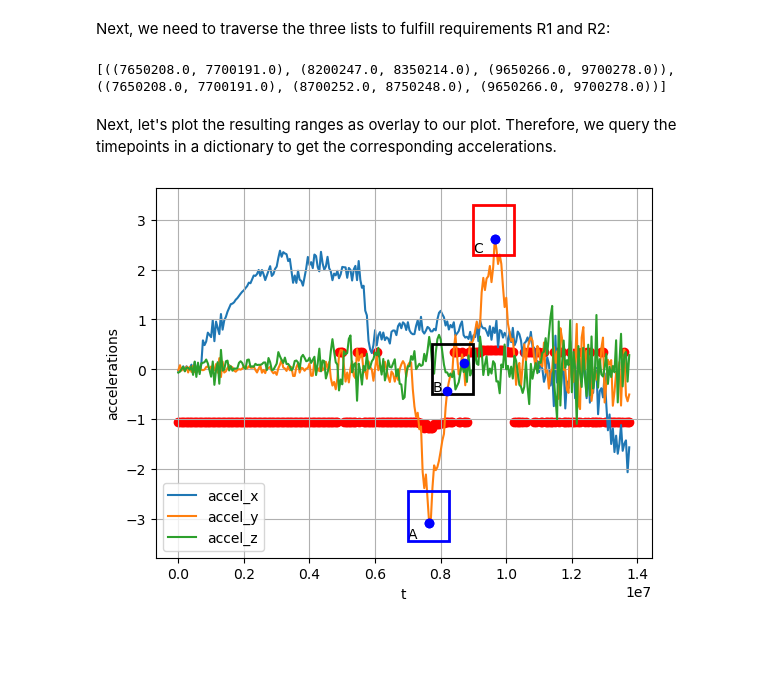
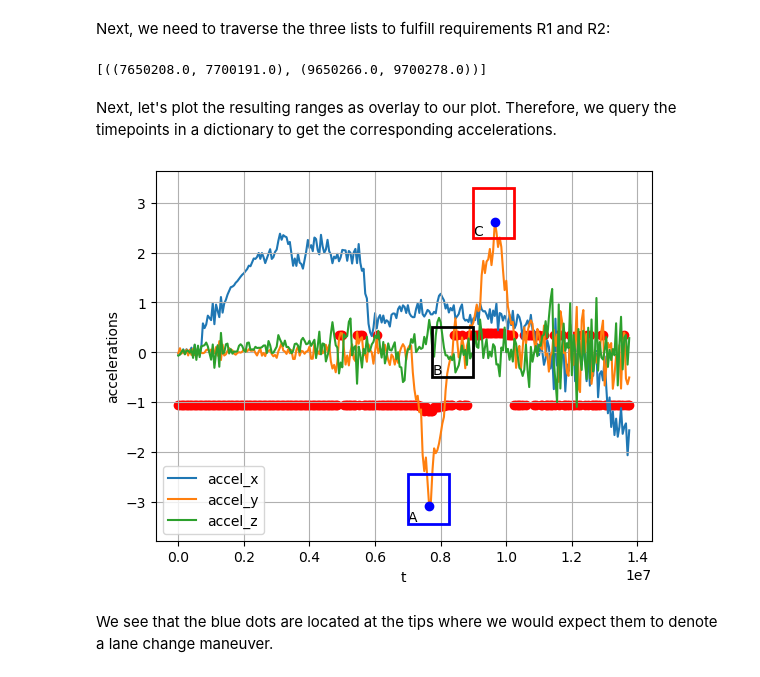
Before and after one commit to chrberger/sfc, a Jupyter notebook: IntroductionToAppliedEventDetection.ipynb, the cells around one changed output. Cells and saved outputs as stored; diff of their text form; code cells hidden in the pictures; blank space fills up the shorter version.

```diff
--- a/IntroductionToAppliedEventDetection.ipynb
+++ b/IntroductionToAppliedEventDetection.ipynb
@@ -1024,19 +1000,15 @@ maximum_event_duration = 5000000
 # Starting from the first list, we add elements from the other lists as long as R1 and R2 are fulfilled:
 listOfEvents = []
 for a in ranges_a:
-    for b in ranges_b:
-        # Check for t2 < t3
-        if a[1] > b[0]:
+    for c in ranges_c:
+        # Check for t2 < t5
+        if a[1] > c[0]:
             continue
-        for c in ranges_c:
-            # Check for t4 < t5
-            if b[1] > c[0]:
-                continue
-            if ((c[1] - a[0]) > minimum_event_duration) and ((c[1] - a[0]) < maximum_event_duration):
-                listOfEvents.append( (a, b, c) )
+        if ((c[1] - a[0]) > minimum_event_duration) and ((c[1] - a[0]) < maximum_event_duration):
+            listOfEvents.append( (a, c) )
 print( str(listOfEvents) )
 # %% [output]
-[((7650208.0, 7700191.0), (8200247.0, 8350214.0), (9650266.0, 9700278.0)), ((7650208.0, 7700191.0), (8700252.0, 8750248.0), (9650266.0, 9700278.0))]
+[((7650208.0, 7700191.0), (9650266.0, 9700278.0))]
 # %% [markdown]
 Next, let's plot the resulting ranges as overlay to our plot. Therefore, we query the timepoints in a dictionary to get the corresponding accelerations.
 # %%
@@ -1045,13 +1017,11 @@ my_dict = dict(zip(df_lane_change.timestamp, df_lane_change.accel_y))
 
 lst_timestamp_accelerations = []
 for e in listOfEvents:
-    firstTimeStamp_firstElement = e[0][0]
-    firstTimeStamp_secondElement = e[1][0]
-    firstTimeStamp_thirdElement = e[2][0]
+    firstTimeStamp_boxA = e[0][0]
+    firstTimeStamp_boxC = e[1][0]
 
-    lst_timestamp_accelerations.append({'timestamp': firstTimeStamp_firstElement, 'accel_y': my_dict[firstTimeStamp_firstElement]})
-    lst_timestamp_accelerations.append({'timestamp': firstTimeStamp_secondElement, 'accel_y': my_dict[firstTimeStamp_secondElement]})
-    lst_timestamp_accelerations.append({'timestamp': firstTimeStamp_thirdElement, 'accel_y': my_dict[firstTimeStamp_thirdElement]})
+    lst_timestamp_accelerations.append({'timestamp': firstTimeStamp_boxA, 'accel_y': my_dict[firstTimeStamp_boxA]})
+    lst_timestamp_accelerations.append({'timestamp': firstTimeStamp_boxC, 'accel_y': my_dict[firstTimeStamp_boxC]})
 
 # dict_timestamp_accelerations contains now all pairs (timeStamp, accel_y) that match the query for the lane change.
 dict_timestamp_accelerations = pd.DataFrame(lst_timestamp_accelerations, columns=['timestamp', 'accel_y'])
@@ -1059,31 +1029,33 @@ dict_timestamp_accelerations = pd.DataFrame(lst_timestamp_accelerations, columns
 plt.figure()
 plt.xlabel('t')
 plt.ylabel('accelerations')
 plt.plot(df_lane_change['timestamp'], df_lane_change['accel_x'], label="accel_x", zorder=1)
 plt.plot(df_lane_change['timestamp'], df_lane_change['accel_y'], label="accel_y", zorder=2)
 plt.plot(df_lane_change['timestamp'], df_lane_change['accel_z'], label="accel_z", zorder=3)
 plt.legend(loc="lower left")
 plt.grid(True)
 
 # Add illustrating rectangles around the areas of interest.
 plt.text(0.7*1e7, -3.4, 'A')
 lower = patches.Rectangle( (0.7*1e7, -3.45), 1.25e6, 1, linewidth=2, edgecolor="blue", facecolor='none', zorder=4)
 
 plt.text(0.775*1e7, -.45, 'B')
 middle = patches.Rectangle( (0.775*1e7, -.5), 1.25e6, 1, linewidth=2, edgecolor="black", facecolor='none', zorder=4)
 
 plt.text(0.9*1e7, 2.35, 'C')
 upper = patches.Rectangle( (0.9*1e7, 2.3), 1.25e6, 1, linewidth=2, edgecolor="red", facecolor='none', zorder=4)
 
 plt.gca().add_patch(upper)
 plt.gca().add_patch(middle)
 plt.gca().add_patch(lower)
 
 plt.scatter(df_lane_change_morton_scaled['timestamp'], df_lane_change_morton_scaled['morton'], color='red', zorder=0)
 
 # Plot dict_timestamp_accelerations that match the query for the lane change.
 plt.scatter(dict_timestamp_accelerations['timestamp'], dict_timestamp_accelerations['accel_y'], color='blue', zorder=5)
 
 plt.show()
 # %% [output]
-[figure, old version]
+[figure, new version]
+# %% [markdown]
+We see that the blue dots are located at the tips where we would expect them to denote a lane change maneuver.
```
Also changed, not shown: parts of 6 cells of this notebook.
